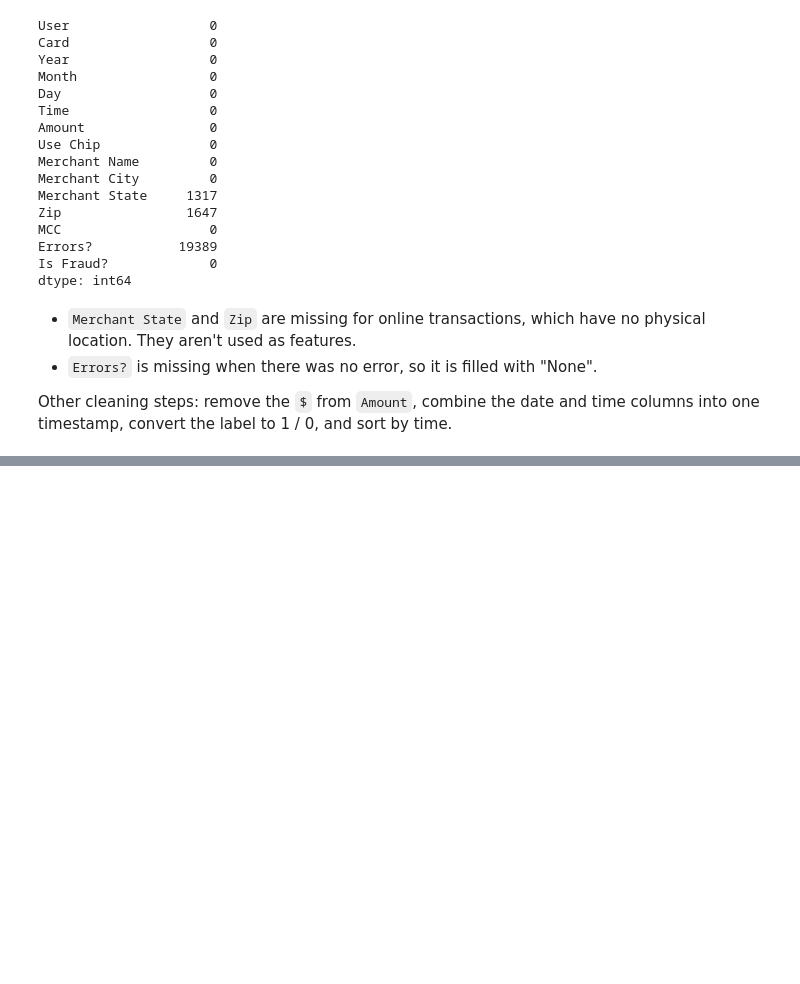
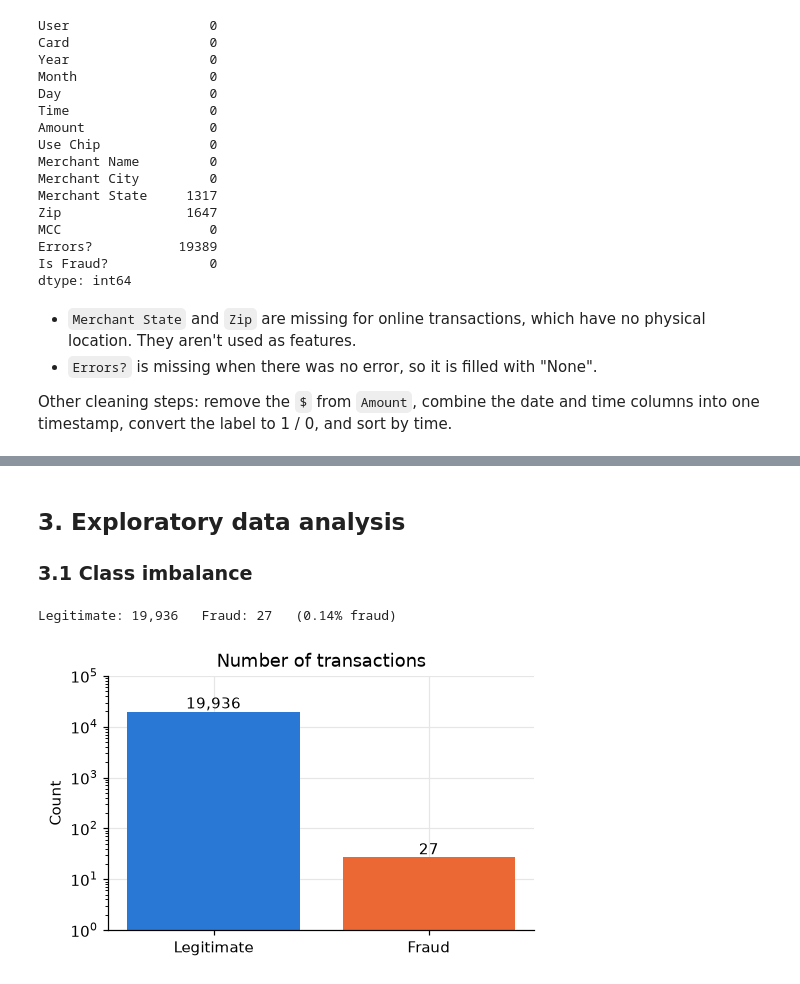
Before and after one commit to harryconnor/GNN-Fraud-Detection, a Jupyter notebook: Fraud_Detection_GNN.ipynb, the cells around one changed output, grey strips where cells are left out. Cells and saved outputs as stored; diff of their text form; code cells hidden in the pictures; blank space fills up the shorter version.

Commit message:
EDA: class imbalance and fraud over time

```diff
--- a/Fraud_Detection_GNN.ipynb
+++ b/Fraud_Detection_GNN.ipynb
@@ -95,3 +95,21 @@ df[['Card', 'Datetime', 'Amount', 'Use Chip', 'Merchant Name', 'Merchant City',
 | 2 | 0 | 2002-09-02 06:22:00 | 120.34 | Swipe | -727612092139916043 | Monterey Park | 5411 | None | 0 |
 | 3 | 0 | 2002-09-02 17:45:00 | 128.95 | Swipe | 3414527459579106770 | Monterey Park | 5651 | None | 0 |
 | 4 | 0 | 2002-09-03 06:23:00 | 104.71 | Swipe | 5817218446178736267 | La Verne | 5912 | None | 0 |
+# %% [markdown]
+## 3. Exploratory data analysis
+
+### 3.1 Class imbalance
+# %%
+counts = df['Is Fraud?'].value_counts()
+print(f"Legitimate: {counts[0]:,}   Fraud: {counts[1]}   ({counts[1] / len(df):.2%} fraud)")
+
+fig, ax = plt.subplots(figsize=(5, 3))
+ax.bar(['Legitimate', 'Fraud'], counts.values, color=[BLUE, ORANGE])
+ax.set_yscale('log')
+for i, v in enumerate(counts.values):
+    ax.text(i, v * 1.15, f'{v:,}', ha='center')
+ax.set(title='Number of transactions', ylabel='Count', ylim=(1, 1e5))
+plt.show()
+# %% [output]
+Legitimate: 19,936   Fraud: 27   (0.14% fraud)
+[figure, added]
```
Also changed, not shown: parts of 3 cells of this notebook.
